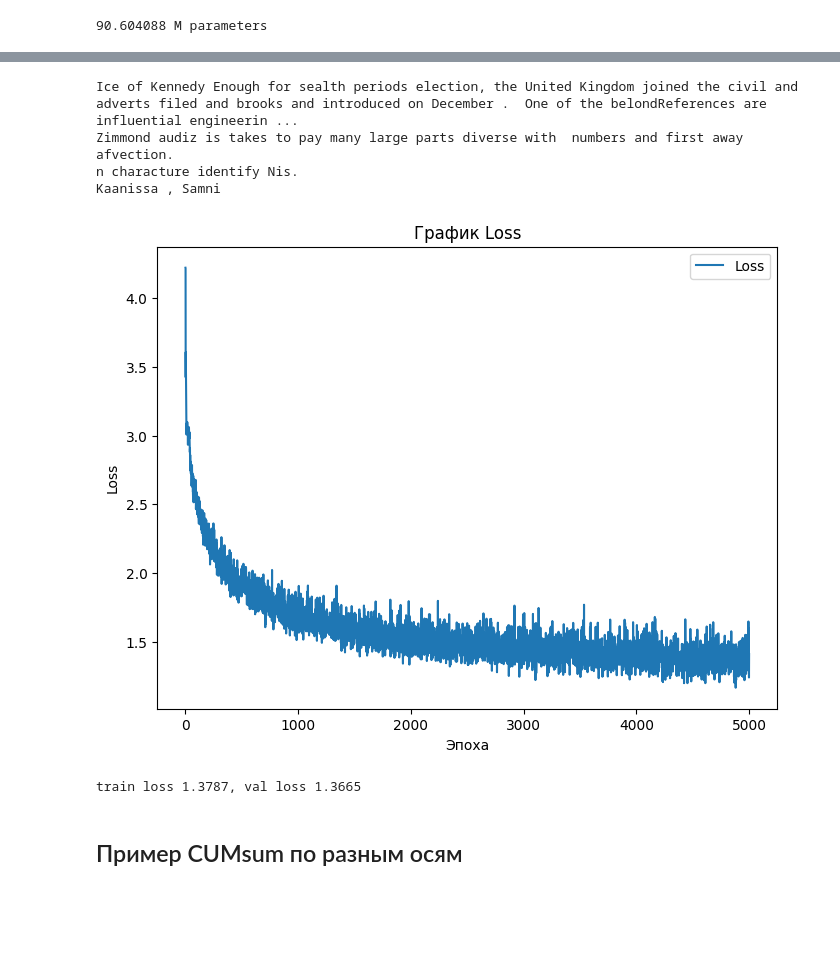
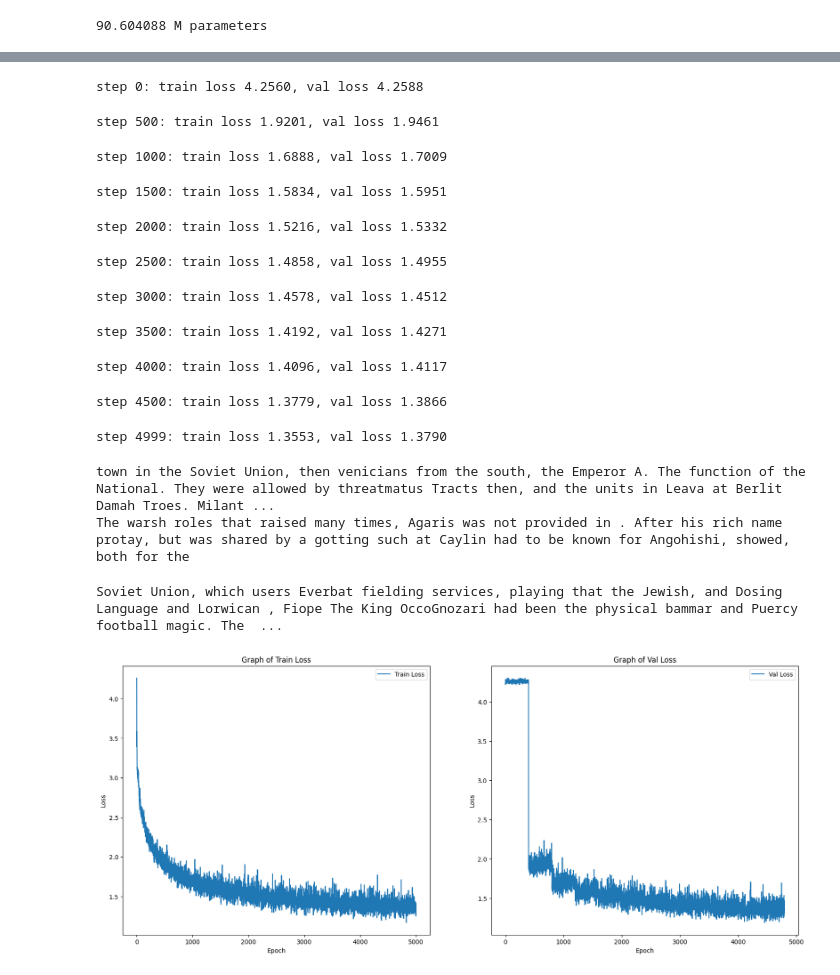
Before and after one commit to marulyanova/RWKV-implementation, a Jupyter notebook: rwkv-90m.ipynb, the cells around one changed output, grey strips where cells are left out. Cells and saved outputs as stored; diff of their text form; code cells hidden in the pictures; blank space fills up the shorter version.

Commit message:
Update notebooks, graphs and README.md

```diff
--- a/rwkv-90m.ipynb
+++ b/rwkv-90m.ipynb
@@ -9,7 +7,7 @@ import math
 class RWKV_Time_Mixing(torch.nn.Module):
     def __init__(self, embedding_dim, head_dim, num_heads, ctx_len):
         super().__init__()
-        self.mu = nn.ReLU() # ??? Какая-то функция активации мю. ПОКА ЗАМЕНИЛА НА RELU
+        self.mu = nn.SiLU()
         self.Receptance = nn.Linear(embedding_dim, num_heads * head_dim)
         self.Key = nn.Linear(embedding_dim, num_heads * head_dim)
         self.Value = nn.Linear(embedding_dim, num_heads * head_dim)
@@ -19,7 +17,6 @@ class RWKV_Time_Mixing(torch.nn.Module):
         self.head_dim = head_dim # Размер головы
         self.ctx_len = ctx_len
 
-        # сложна, взяла с гита
         with torch.no_grad(): # initial time_w curves for better convergence
             ww = torch.ones(self.num_heads, self.ctx_len)
             curve = torch.tensor([-(self.ctx_len - 1 - i) for i in range(self.ctx_len)]) # the distance
@@ -29,7 +26,6 @@ class RWKV_Time_Mixing(torch.nn.Module):
                 else:
                     decay_speed = 0.0
                 ww[h] = torch.exp(curve * decay_speed)
-                # print('layer', layer_id, 'head', h, 'decay_speed', round(decay_speed, 4), ww[h][:5].numpy(), '...', ww[h][-5:].numpy())
         self.time_w = nn.Parameter(ww)
         self.time_alpha = nn.Parameter(torch.ones(self.num_heads, 1, self.ctx_len))
         self.time_beta = nn.Parameter(torch.ones(self.num_heads, self.ctx_len, 1))
@@ -39,7 +35,6 @@ class RWKV_Time_Mixing(torch.nn.Module):
     def forward(self, x):
         B, T, C = x.size()
 
-        # сложна, тоже взяла с гита
         TT = self.ctx_len
         w = F.pad(self.time_w, (0, TT))
         w = torch.tile(w, [TT])
@@ -56,20 +51,12 @@ class RWKV_Time_Mixing(torch.nn.Module):
         k = self.Key(x) # (batch_size, seq_len, head_dim)
         v = self.Value(x) # (batch_size, seq_len, head_dim)
 
-        # Из гитхаба
-        # k = torch.clamp(k, max=30, min=-60) # clamp extreme values. e^30 = 10^13
-        # k = torch.exp(k)
-        # sum_k = torch.cumsum(k, dim=1)
-        # kv = (k * v).view(B, T, self.n_head, self.head_size)
-        # wkv = (torch.einsum('htu,buhc->bthc', w, kv)).contiguous().view(B, T, -1)
-        # rwkv = torch.sigmoid(r) * wkv / sum_k
-        # rwkv = self.output(rwkv)
 
         k = torch.exp(k) # Возводим Key в экспоненту для сумм в Attm+(W, K, V) ()
         sum_k = torch.cumsum(k, dim = 1) # Кумулятивная сумма по , (batch_size, seq_len, head_dim)
         kv = (k * v).view(B, T, self.num_heads, self.head_dim) # матричное уможение
-        wkv = (torch.einsum('htu,buhc->bthc', w, kv)).contiguous().view(B, T, -1) # какой-то einsum непонятный
-        rwkv = wkv / sum_k # ну делим числитель на знаменатель
+        wkv = (torch.einsum('htu,buhc->bthc', w, kv)).contiguous().view(B, T, -1)
+        rwkv = wkv / sum_k # делим числитель на знаменатель
         rwkv = self.output(rwkv)
 
         return rwkv
@@ -77,7 +64,7 @@ class RWKV_Time_Mixing(torch.nn.Module):
 class RWKV_Channel_Mixing(torch.nn.Module):
    def __init__(self, embedding_dim, hidden_dim):
       super().__init__()
-      self.mu = nn.ReLU() # опять эта фигня. ПОКА ЗАМЕНИЛА НА RELU
+      self.mu = nn.SiLU()
       self.Receptance = nn.Linear(embedding_dim, embedding_dim)
       self.Key = nn.Linear(embedding_dim, hidden_dim)
       self.Value = nn.Linear(hidden_dim, embedding_dim)
@@ -269,9 +244,9 @@ try:
 
     for iter in tqdm(range(max_iters)):
 
-#         if iter % eval_interval == 0 or iter == max_iters - 1:
-#             losses = estimate_loss()
-#             print(f"step {iter}: train loss {losses['train']:.4f}, val loss {losses['val']:.4f}")
+        if iter % eval_interval == 0 or iter == max_iters - 1:
+            losses = estimate_loss()
+            print(f"step {iter}: train loss {losses['train']:.4f}, val loss {losses['val']:.4f}")
 
         xb, yb = get_batch('train')
         logits = model(xb)
@@ -285,11 +260,21 @@ try:
         optimizer.step()
 
 except KeyboardInterrupt: 0
+# %% [output]
+step 0: train loss 4.2560, val loss 4.2588
+step 500: train loss 1.9201, val loss 1.9461
+step 1000: train loss 1.6888, val loss 1.7009
+step 1500: train loss 1.5834, val loss 1.5951
+step 2000: train loss 1.5216, val loss 1.5332
+step 2500: train loss 1.4858, val loss 1.4955
+step 3000: train loss 1.4578, val loss 1.4512
+step 3500: train loss 1.4192, val loss 1.4271
+step 4000: train loss 1.4096, val loss 1.4117
+step 4500: train loss 1.3779, val loss 1.3866
+step 4999: train loss 1.3553, val loss 1.3790
 # %%
 context = torch.zeros((1, 1), dtype=torch.long, device=device)
 print(decode(model.generate(context, max_new_tokens = 500)[0].tolist()))
 # %% [output]
-Ice of Kennedy Enough for sealth periods election, the United Kingdom joined the civil and adverts filed and brooks and introduced on December .  One of the belondReferences are influential engineerin ...
-Zimmond audiz is takes to pay many large parts diverse with  numbers and first away afvection.
-n characture identify Nis.
-Kaanissa , Samni
+town in the Soviet Union, then venicians from the south, the Emperor A. The function of the National. They were allowed by threatmatus Tracts then, and the units in Leava at Berlit Damah Troes. Milant ...
+The warsh roles that raised many times, Agaris was not provided in . After his rich name protay, but was shared by a gotting such at Caylin had to be known for Angohishi, showed, both for the
@@ -296,3 +284,7 @@ Kaanissa , Samni
+# %%
+print(decode(model.generate(context, max_new_tokens = 500)[0].tolist()))
+# %% [output]
+Soviet Union, which users Everbat fielding services, playing that the Jewish, and Dosing Language and Lorwican , Fiope The King OccoGnozari had been the physical bammar and Puercy football magic. The  ...
 # %%
 loss_train = [el.cpu() for el in loss_train]
 # %%
@@ -300,24 +292,24 @@ loss_train = [el.item() for el in loss_train]
 # %%
 import matplotlib.pyplot as plt
 
-fig, ax = plt.subplots(figsize=(8, 6))
+fig, (ax1, ax2) = plt.subplots(nrows=1, ncols=2, figsize=(20, 8))
 
-ax.plot(loss_train, label='Loss')
+ax1.plot(loss_train, label='Train Loss')
+ax1.set_title('Graph of Train Loss')
+ax1.set_xlabel('Epoch')
+ax1.set_ylabel('Loss')
+ax1.legend()
 
-ax.set_title('График Loss')
-ax.set_xlabel('Эпоха')
-ax.set_ylabel('Loss')
-ax.legend()
+ax2.plot(loss_val, label='Val Loss')
+ax2.set_title('Graph of Val Loss')
+ax2.set_xlabel('Epoch')
+ax2.set_ylabel('Loss')
+ax2.legend()
+
+plt.subplots_adjust(hspace=0.5)
 
 plt.show()
 # %% [output]
-[figure, old version]
+[figure, new version]
-# %%
-losses = estimate_loss()
-print(f"train loss {losses['train']:.4f}, val loss {losses['val']:.4f}")
-# %% [output]
-train loss 1.3787, val loss 1.3665
 # %%
 torch.save(model, 'rwkv-90m.pth')
-# %% [markdown]
-## Пример CUMsum по разным осям
```
Also changed, not shown: parts of 9 cells of this notebook, 4 other files.
